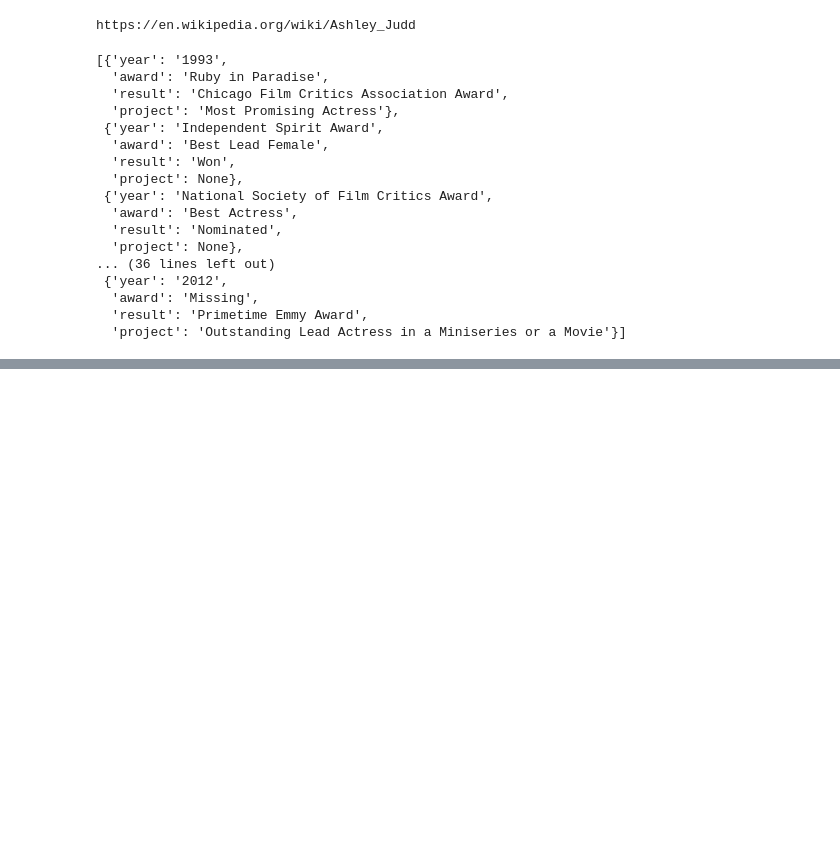
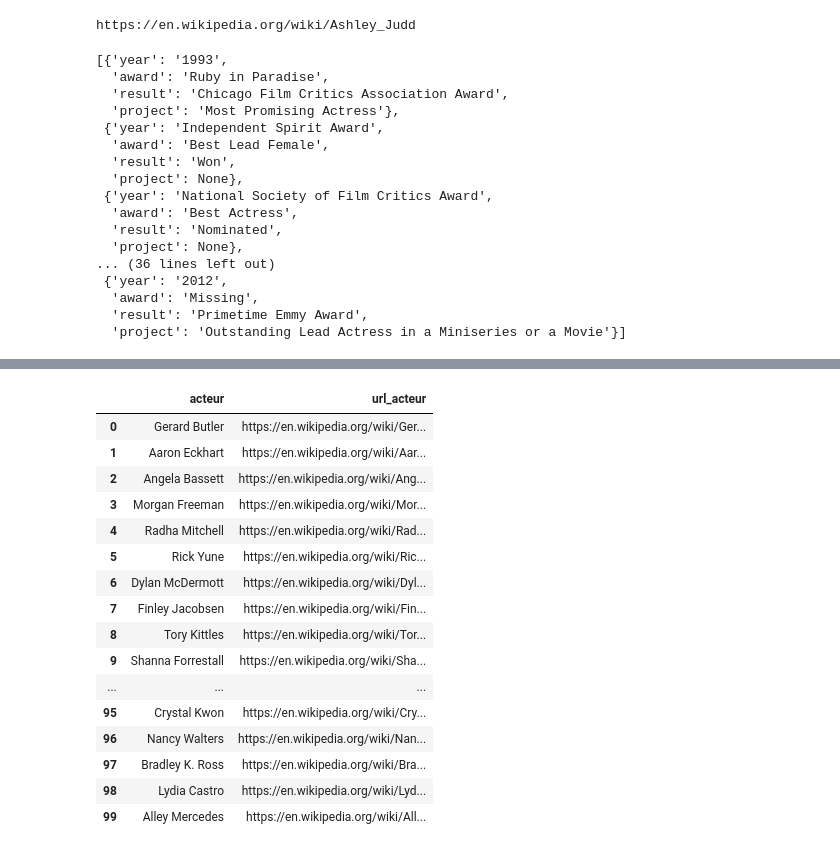
Before and after one commit to mlepennec-ensae/formation_cepe, a Jupyter notebook: Projet/donnees_projet.ipynb, the cells around one changed output, grey strips where cells are left out. Saved outputs shown, nothing was run; the diff lists cells and outputs as text; code cells hidden in the pictures; blank space fills up the shorter version.

Commit message:
webscraping acteurs 5

```diff
--- a/Projet/donnees_projet.ipynb
+++ b/Projet/donnees_projet.ipynb
@@ -517,2 +604,0 @@ acteurs_uniques=acteurs_uniques.tail(100)
-# %%
-acteurs_uniques['awards_info'] = acteurs_uniques['url_acteur'].apply(get_actor_awards_structured)
@@ -562,11 +612,10 @@ acteurs_uniques[['acteur','awards_info']]
 # %%
 AWARD_KEYWORDS = [
-    r'Academy Awards', r'Oscar', r'Golden Globe Awards', r'BAFTA', r'BAFTA Awards',
-    r'Filmfare', r'National Film Award', r'Dadasaheb Phalke', r'César',
-    r'Palme d\'Or', r'Golden Lion', r'Lion d\'Or', r'Ours d\'Or', r'Tony',
+    r'Academy Awards', r'Oscar', 'Oscars', r'Golden Globe Awards', 'Golden Globe', r'BAFTA', r'BAFTA Awards', 'BAFTAs',
+    r'Filmfare', r'National Film Award', r'Dadasaheb Phalke', r'César', 'Césars',
+    r'Palme d\'Or', r'Palmes d\'Or',  r'Golden Lion', r'Lion d\'Or', r'Ours d\'Or', r'Tony',
     r'Emmy Awards', r'Grammy Awards', r'Screen Actors Guild Awards', r'IIFA', r'Goya', r'David di Donatello'
 ]
-AWARD_PATTERN = re.compile("|".join(AWARD_KEYWORDS), flags=re.I)
 # %%
 import requests
 from bs4 import BeautifulSoup
@@ -590,7 +639,7 @@ def get_actor_awards_structured(url):
         response = requests.get(url, headers=headers)
 
     except Exception:
-        return []
+        return [404]
 
     soup = BeautifulSoup(response.text, 'html.parser')
 
@@ -688,3 +737,10 @@ https://en.wikipedia.org/wiki/Ashley_Judd
   'award': 'Missing',
   'result': 'Primetime Emmy Award',
   'project': 'Outstanding Lead Actress in a Miniseries or a Movie'}]
+# %%
+FILE_OUT_S3 = '/acteurs_df.csv'  # Chemin dans le bucket
+FILE_OUT_PATH = BUCKET + FILE_OUT_S3       # Chemin complet S3
+
+# Écriture vers S3
+with fs.open(FILE_OUT_PATH, mode='rb') as f_out:
+    acteurs_df=pd.read_csv(f_out)
@@ -690,0 +769,58 @@ https://en.wikipedia.org/wiki/Ashley_Judd
+# %%
+acteurs_df_1 = acteurs_df.iloc[0:450001,:]
+acteurs_df_1['awards_info'] = acteurs_df_1['url_acteur'].apply(get_actor_awards_structured)
+
+FILE_OUT_S3 = '/acteurs_df_1.csv'  # Chemin dans le bucket
+FILE_OUT_PATH = BUCKET + FILE_OUT_S3       # Chemin complet S3
+
+# Écriture vers S3
+with fs.open(FILE_OUT_PATH, mode='w') as f_out:
+    acteurs_df_1.to_csv(f_out, index=False)
+
+acteurs_df_2 = acteurs_df.iloc[45001:90001,:]
+acteurs_df_2['awards_info'] = acteurs_df_2['url_acteur'].apply(get_actor_awards_structured)
+
+FILE_OUT_S3 = '/acteurs_df_2.csv'  # Chemin dans le bucket
+FILE_OUT_PATH = BUCKET + FILE_OUT_S3       # Chemin complet S3
+
+# Écriture vers S3
+with fs.open(FILE_OUT_PATH, mode='w') as f_out:
+    acteurs_df_2.to_csv(f_out, index=False)
+
+acteurs_df_3 = acteurs_df.iloc[90001:135001,:]
+acteurs_df_3['awards_info'] = acteurs_df_3['url_acteur'].apply(get_actor_awards_structured)
+
+FILE_OUT_S3 = '/acteurs_df_3.csv'  # Chemin dans le bucket
+FILE_OUT_PATH = BUCKET + FILE_OUT_S3       # Chemin complet S3
+
+# Écriture vers S3
+with fs.open(FILE_OUT_PATH, mode='w') as f_out:
+    acteurs_df_3.to_csv(f_out, index=False)
+
+acteurs_df_4 = acteurs_df.iloc[135001:180645,:]
+acteurs_df_4['awards_info'] = acteurs_df_4['url_acteur'].apply(get_actor_awards_structured)
+
+FILE_OUT_S3 = '/acteurs_df_4.csv'  # Chemin dans le bucket
+FILE_OUT_PATH = BUCKET + FILE_OUT_S3       # Chemin complet S3
+
+# Écriture vers S3
+with fs.open(FILE_OUT_PATH, mode='w') as f_out:
+    acteurs_df_4.to_csv(f_out, index=False)
+# %% [output]
+|  | acteur | url_acteur |
+| 0 | Gerard Butler | https://en.wikipedia.org/wiki/Ger... |
+| 1 | Aaron Eckhart | https://en.wikipedia.org/wiki/Aar... |
+| 2 | Angela Bassett | https://en.wikipedia.org/wiki/Ang... |
+| 3 | Morgan Freeman | https://en.wikipedia.org/wiki/Mor... |
+| 4 | Radha Mitchell | https://en.wikipedia.org/wiki/Rad... |
+| 5 | Rick Yune | https://en.wikipedia.org/wiki/Ric... |
+| 6 | Dylan McDermott | https://en.wikipedia.org/wiki/Dyl... |
+| 7 | Finley Jacobsen | https://en.wikipedia.org/wiki/Fin... |
+| 8 | Tory Kittles | https://en.wikipedia.org/wiki/Tor... |
+| 9 | Shanna Forrestall | https://en.wikipedia.org/wiki/Sha... |
+| ... | ... | ... |
+| 95 | Crystal Kwon | https://en.wikipedia.org/wiki/Cry... |
+| 96 | Nancy Walters | https://en.wikipedia.org/wiki/Nan... |
+| 97 | Bradley K. Ross | https://en.wikipedia.org/wiki/Bra... |
+| 98 | Lydia Castro | https://en.wikipedia.org/wiki/Lyd... |
+| 99 | Alley Mercedes | https://en.wikipedia.org/wiki/All... |
```
Also changed, not shown: parts of 17 cells of this notebook.
